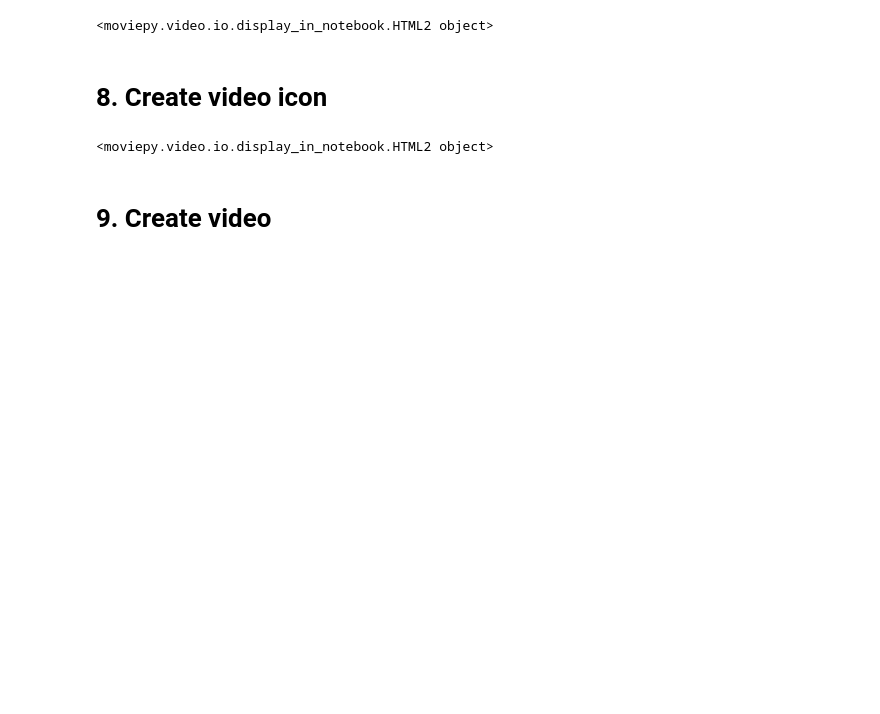
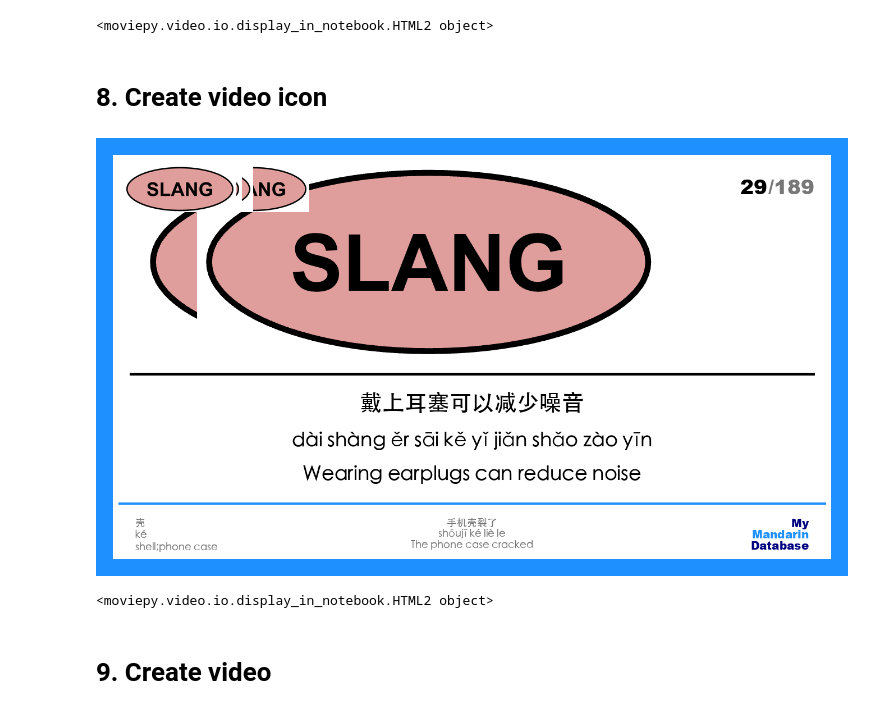
Before and after one commit to srcole/my_mandarin_database, a Jupyter notebook: generate_video.ipynb, the cells around one changed output. Saved outputs shown, nothing was run; the diff lists cells and outputs as text; code cells hidden in the pictures; blank space fills up the shorter version.

Commit message:
add slang icon and city video

```diff
--- a/generate_video.ipynb
+++ b/generate_video.ipynb
@@ -45,8 +45,11 @@ to_delete = False
 # %% [markdown]
 # 0. Create dataframe of settings
 # %%
-# Create settings df
+# Fill in default data settings
 data_settings = fill_default_settings(data_settings)
+
+# Fill in default video configs
+video_configs = fill_default_video_configs(video_configs)
 
 # Create folder for non-audio recordings for this project
 project_artifacts_folder = f"{output_path}{data_settings['recording_name']}"
@@ -58,7 +61,6 @@ if not os.path.exists(project_artifacts_folder):
     os.mkdir(project_artifacts_folder)
 if to_delete:
     delete_previous_attempt_files(project_artifacts_folder, data_settings)
-
 
 # Create folders for audio tts
 voice_name_keys = ['voice_name_zh', 'voice_name_en', 'voice_name_convo']
@@ -344,6 +346,15 @@ reduced font size to 13
 <moviepy.video.io.display_in_notebook.HTML2 object>
 # %% [markdown]
 # 8. Create video icon
+# %%
+slang_icon = Image.open('static/img/slang_icon_resize.png')
+img.paste(
+    slang_icon,
+    (50, 50),
+)
+img
+# %% [output]
+[figure, added]
 # %%
 # video_configs['icon_configs']['word'] = '一望无际'
 if 'icon_configs' in video_configs.keys():
```
Also changed, not shown: parts of 1 cell of this notebook, 9 other files.
